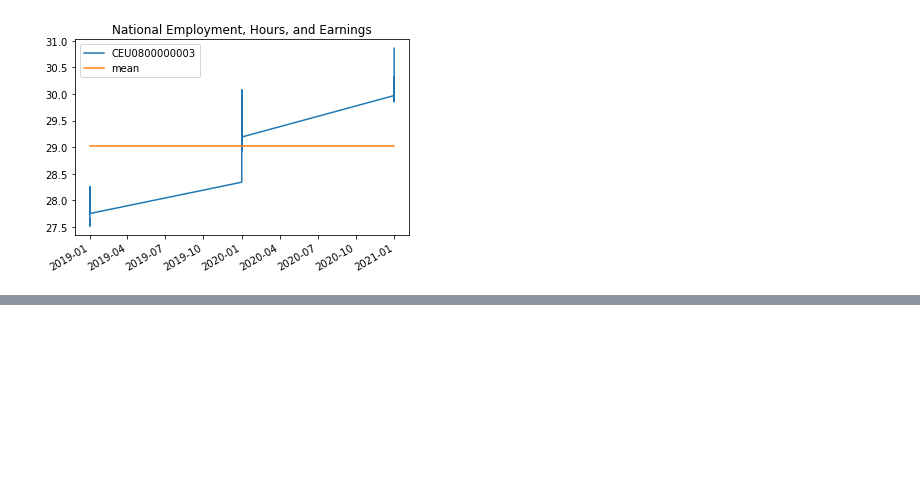
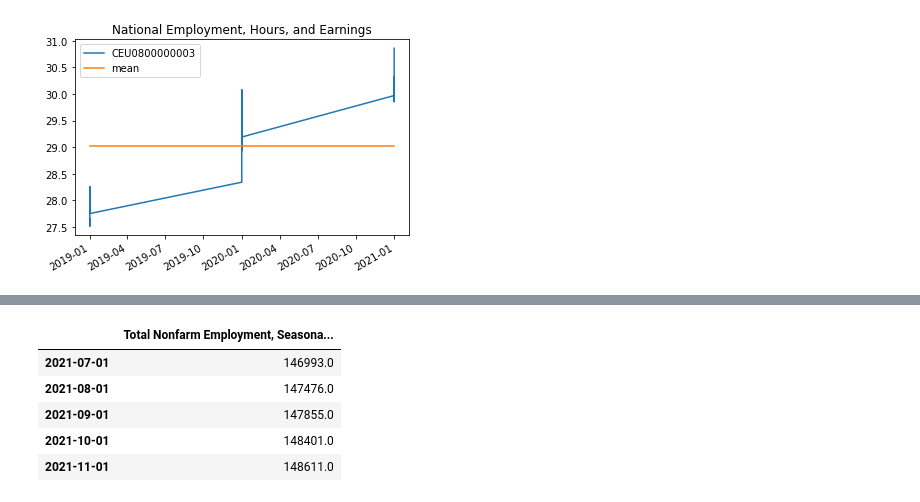
Before and after one commit to Quezadajl/Capstone, a Jupyter notebook: Notebooks/Employment_Data.ipynb, the cells around one changed output, grey strips where cells are left out. Cells and saved outputs as stored; diff of their text form; code cells hidden in the pictures; blank space fills up the shorter version.

```diff
--- a/Notebooks/Employment_Data.ipynb
+++ b/Notebooks/Employment_Data.ipynb
@@ -83,8 +85,7 @@ key = '?registrationkey={}'.format(bls_key)
 
 # Series stored as a dictionary
 series_dict = {
-    'CEU0800000003': 'national employment',
-    'SMU19197802023800001': 'state employment'}
+    'CEU0800000003': 'National employment, hours, and earnings'}
 
 # Start year and end year
 dates = ('2018', '2021')
@@ -131,0 +140,45 @@ df.plot(title='Industry Employment')
+# %%
+# Series stored as a dictionary
+series_dict = {
+    'CES0000000001': 'Total Nonfarm Employment, Seasonally Adjusted'}
+
+# Start year and end year
+dates = ('2018', '2021')
+
+# Specify json as content type to return
+headers = {'Content-type': 'application/json'}
+
+# Submit the list of series as data
+data = json.dumps({
+    "seriesid": list(series_dict.keys()),
+    "startyear": dates[0],
+    "endyear": dates[1]})
+
+# Post request for the data
+p = requests.post(
+    '{}{}'.format(url, key),
+    headers=headers,
+    data=data).json()['Results']['series']
+# %%
+# Date index from first series
+date_list = [f"{i['year']}-{i['period'][1:]}-01" for i in p[0]['data']]
+
+# Empty dataframe to fill with values
+df = pd.DataFrame()
+
+# Build a pandas series from the API results, p
+for s in p:
+    df[series_dict[s['seriesID']]] = pd.Series(
+        index = pd.to_datetime(date_list),
+        data = [i['value'] for i in s['data']]
+        ).astype(float).iloc[::-1]
+
+# Show last 5 results
+df.tail()
+# %% [output]
+|  | Total Nonfarm Employment, Seasona... |
+| 2021-07-01 | 146993.0 |
+| 2021-08-01 | 147476.0 |
+| 2021-09-01 | 147855.0 |
+| 2021-10-01 | 148401.0 |
+| 2021-11-01 | 148611.0 |
```
Also changed, not shown: parts of 4 cells of this notebook, 1 other file.
